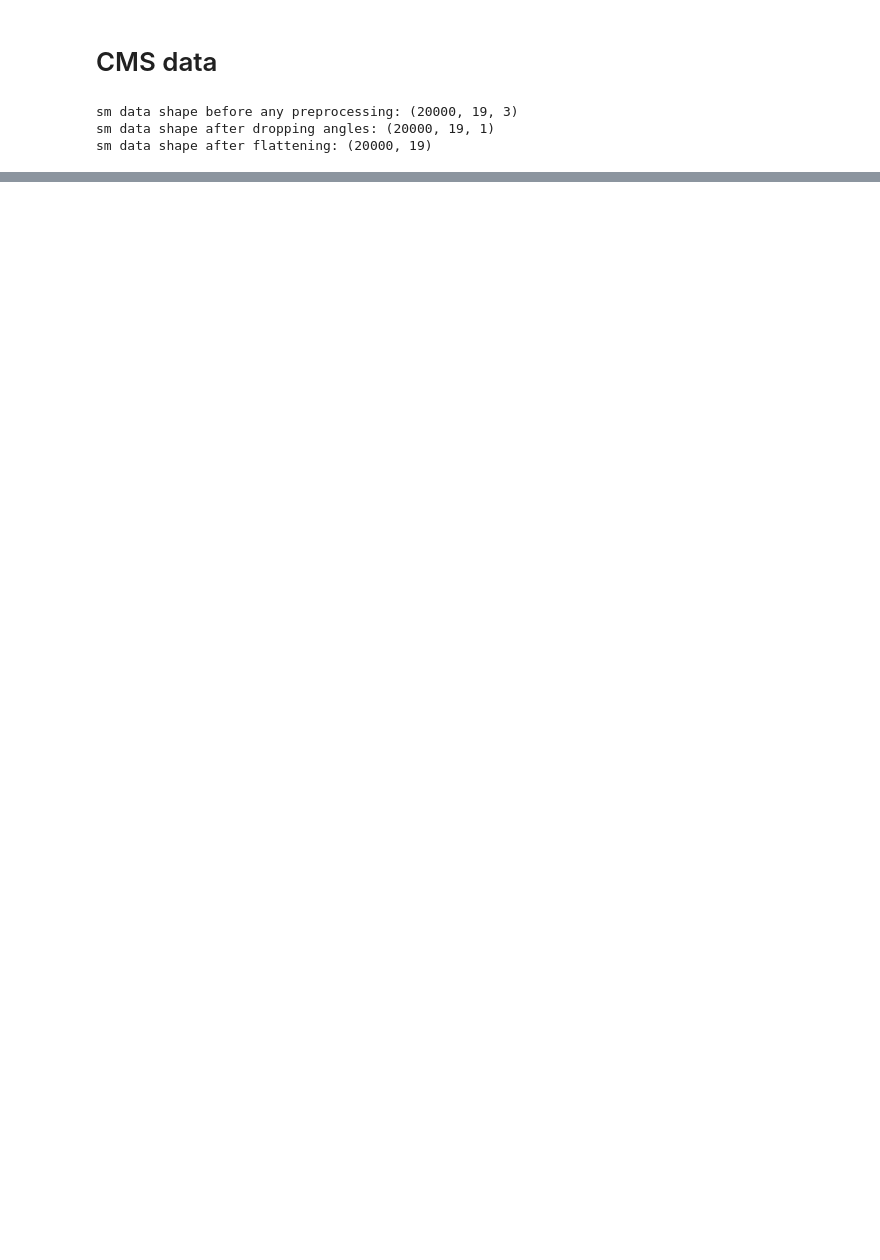
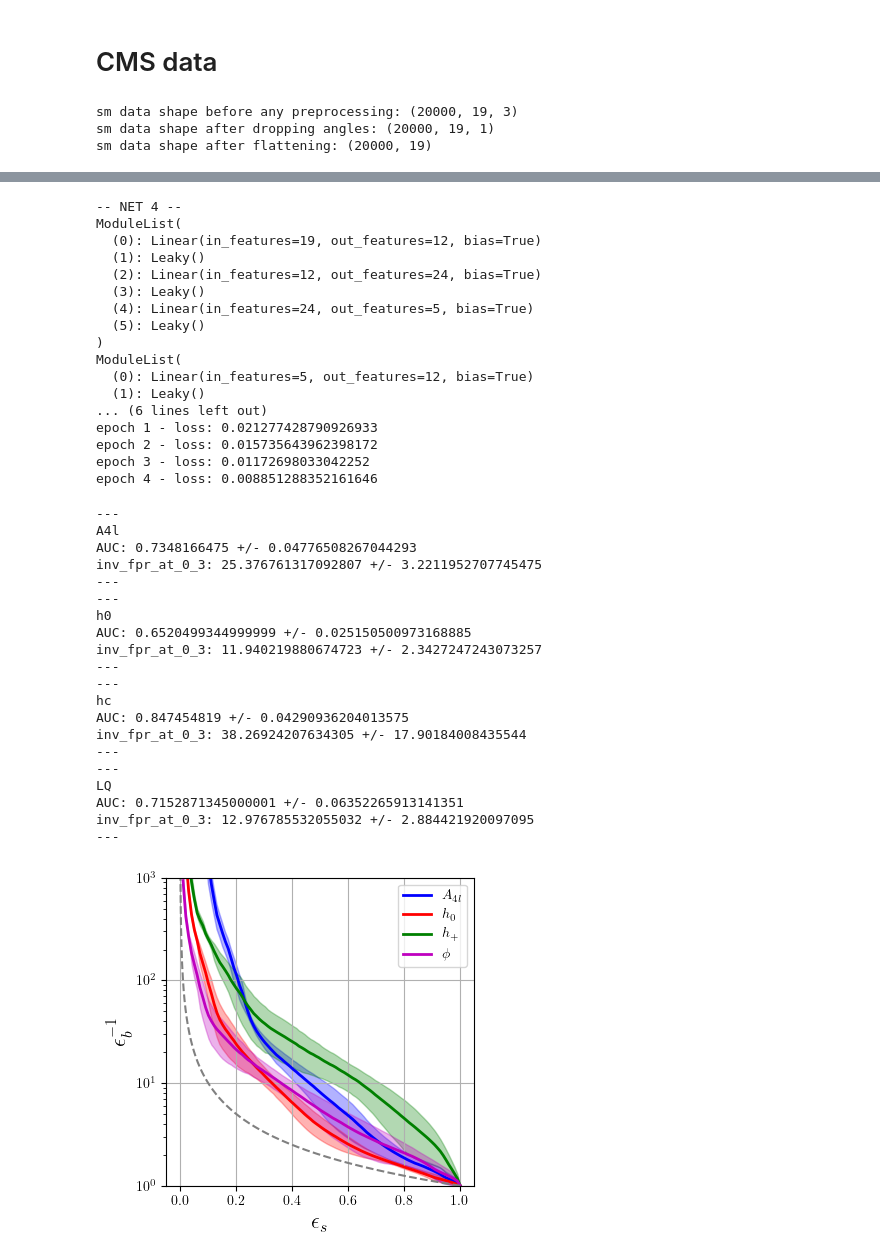
Before and after one commit to bmdillon/snn-autoencoders, a Jupyter notebook: snn-autoencoder.ipynb, the cells around one changed output, grey strips where cells are left out. Cells and saved outputs as stored; diff of their text form; code cells hidden in the pictures; blank space fills up the shorter version.

```diff
--- a/snn-autoencoder.ipynb
+++ b/snn-autoencoder.ipynb
@@ -64,9 +156,3 @@ test_loader_lq = DataLoader( lq_dataset, batch_size=batch_size, shuffle=True, dr
 # %%
-args_cms_data = {    "input_dim":data["sm"].shape[-1],
-                "beta":0.5,
-                "thresh":1.0,
-                "num_steps":5,
-                "latent_dim":5,
-                "hidden_dim":64,
-                "lr":0.001
-           }
+full_snn_run( 'test', data["sm"].shape[-1], 0.5, 1.0, 2, [24,12], 5, 0.001, 5, 5 )
+# %% [output]
@@ -72,0 +227,38 @@ args_cms_data = {    "input_dim":data["sm"].shape[-1],
+-- NET 4 --
+ModuleList(
+  (0): Linear(in_features=19, out_features=12, bias=True)
+  (1): Leaky()
+  (2): Linear(in_features=12, out_features=24, bias=True)
+  (3): Leaky()
+  (4): Linear(in_features=24, out_features=5, bias=True)
+  (5): Leaky()
+)
+ModuleList(
+  (0): Linear(in_features=5, out_features=12, bias=True)
+  (1): Leaky()
+... (6 lines left out)
+epoch 1 - loss: 0.021277428790926933
+epoch 2 - loss: 0.015735643962398172
+epoch 3 - loss: 0.01172698033042252
+epoch 4 - loss: 0.008851288352161646
+---
+A4l
+AUC: 0.7348166475 +/- 0.04776508267044293
+inv_fpr_at_0_3: 25.376761317092807 +/- 3.2211952707745475
+---
+---
+h0
+AUC: 0.6520499344999999 +/- 0.025150500973168885
+inv_fpr_at_0_3: 11.940219880674723 +/- 2.3427247243073257
+---
+---
+hc
+AUC: 0.847454819 +/- 0.04290936204013575
+inv_fpr_at_0_3: 38.26924207634305 +/- 17.90184008435544
+---
+---
+LQ
+AUC: 0.7152871345000001 +/- 0.06352265913141351
+inv_fpr_at_0_3: 12.976785532055032 +/- 2.884421920097095
+---
+[figure, added]
```
Also changed, not shown: parts of 28 cells of this notebook, 2 other files.
